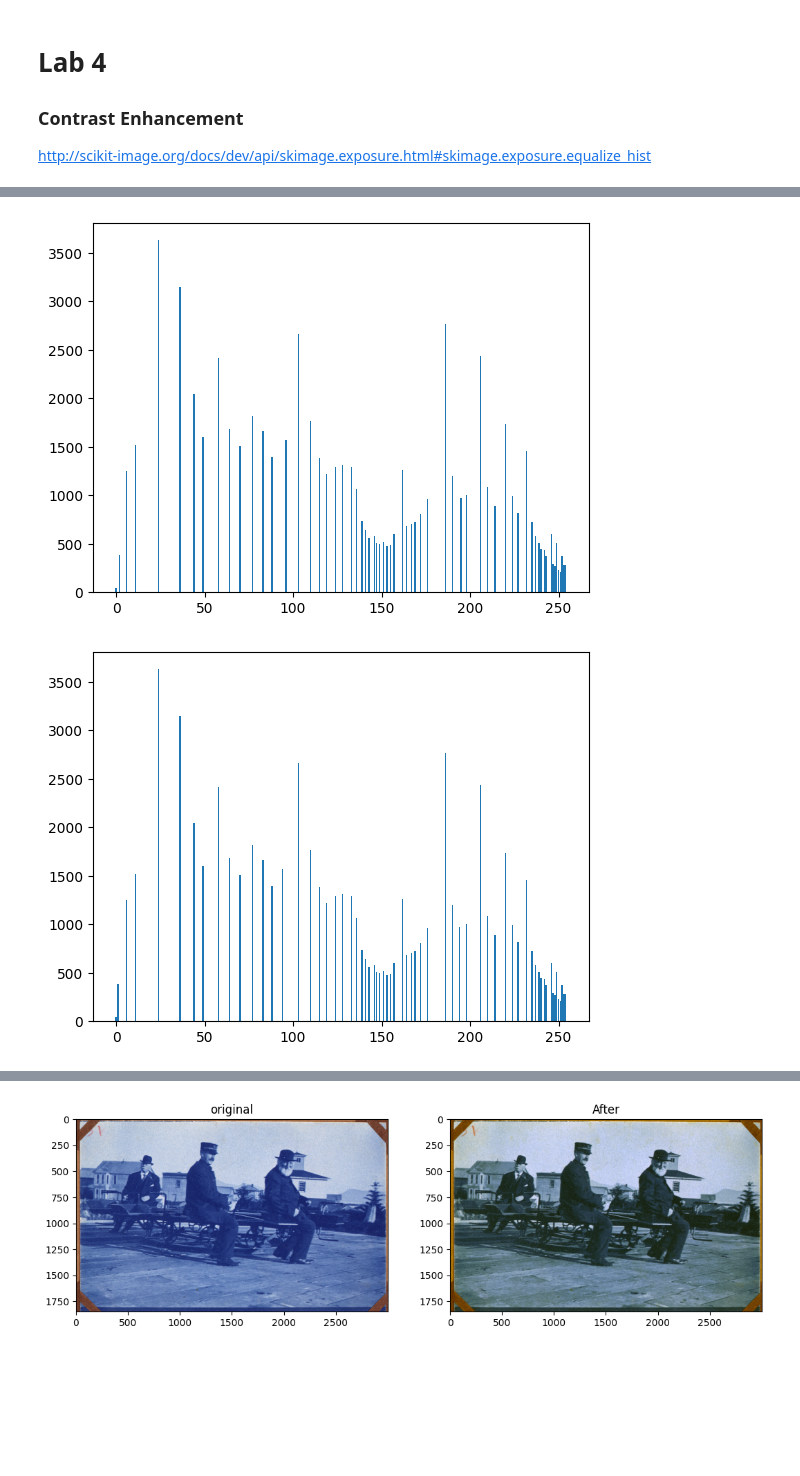
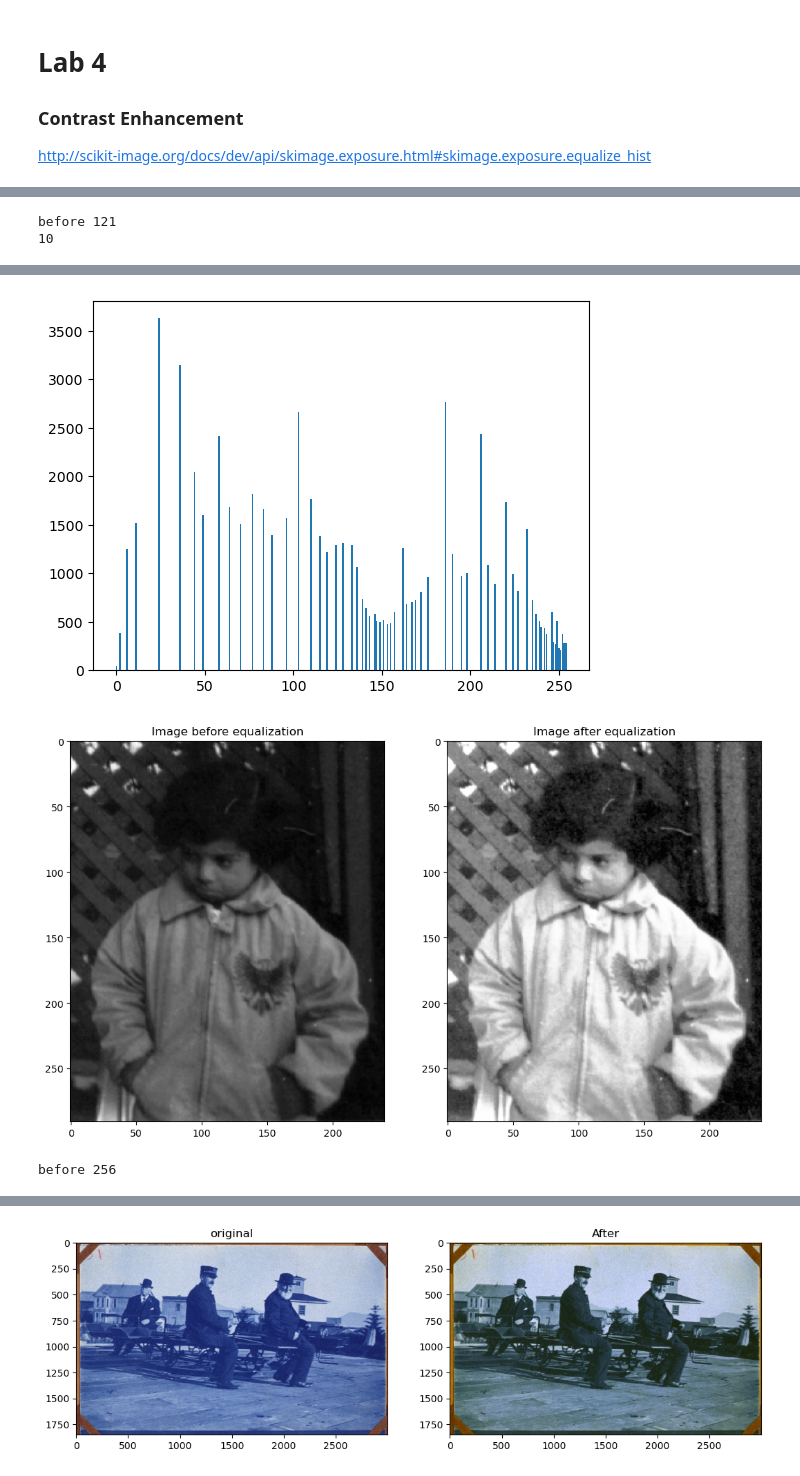
Before and after one commit to BeshoyMorad/ImageProcessing_Labs, a Jupyter notebook: Lab 4/Lab4_STD.ipynb, the cells around one changed output, grey strips where cells are left out. Drawn from its saved outputs; the diff is of its cells as text; code cells hidden in the pictures; blank space fills up the shorter version.

```diff
--- a/Lab 4/Lab4_STD.ipynb
+++ b/Lab 4/Lab4_STD.ipynb
@@ -52,0 +37,18 @@ show_images([img1, img1After], ["Original", "After negative transformation"])
+# %%
+'''
+1
+Negative Transformation
+'''
+from skimage.color import rgba2rgb
+def neg_img(img, tres= 255):
+    if len(img.shape) == 3:
+        img = rgb2gray(img)
+    if img.dtype == 'float':
+        img = (img * 255).astype('uint8')
+
+    return  tres - img
+
+
+img = io.imread('imgs/Picture1.png', as_gray=True)
+other_img = neg_img(img)
+show_images([img, other_img],['Original','Negative'])
@@ -107,6 +102,7 @@ You can use showHist function from commonfunctions file
 def getImageWithHist(img, nbins=256):
 	# Get the histogram of the original image
 	hist, bins = np.histogram(img.flatten(), bins=nbins)
+	print('before',np.count_nonzero(hist))
 	# Form the cumulative image histogram
 	Hc = hist.cumsum()
 	# Set the mapping
@@ -118,15 +114,35 @@ def getImageWithHist(img, nbins=256):
 
 img4 = io.imread("./imgs/pout.tif", as_gray=True)
 img4After = getImageWithHist(img4)
+
+hist, bins = np.histogram(img4After.flatten())
+print(np.count_nonzero(hist))
+
+
 showHist(img4)
 showHist(img4After)
-showHist(equalize_hist(img4) * 255)
+# showHist(equalize_hist(img4) * 255)
 show_images([img4, img4After], ["Image before equalization", "Image after equalization"])
+
+
+
 
 img5 = io.imread("./imgs/tire.tif", as_gray=True)
 img5After = getImageWithHist(img5)
 showHist(img5)
 showHist(img5After)
-showHist(equalize_hist(img5) * 255)
+# showHist(equalize_hist(img5) * 255)
 show_images([img5, img5After], ["Image before equalization", "Image after equalization"])
+
+
+
+
+
+
+img = io.imread("./imgs/cat.jpg")
+gray_img = rgb2gray(img)
+img_histed = equalize_hist(gray_img, nbins=256)
+show_images([img, img_histed], ["original", "After Equalization"])
 # %% [output]
+before 121
+10
@@ -134,2 +150,3 @@ show_images([img5, img5After], ["Image before equalization", "Image after equali
-[figure, old version]
+[figure, new version]
-[figure, old version]
+[figure, new version]
+before 256
```
Also changed, not shown: parts of 6 cells of this notebook, 1 other file.
